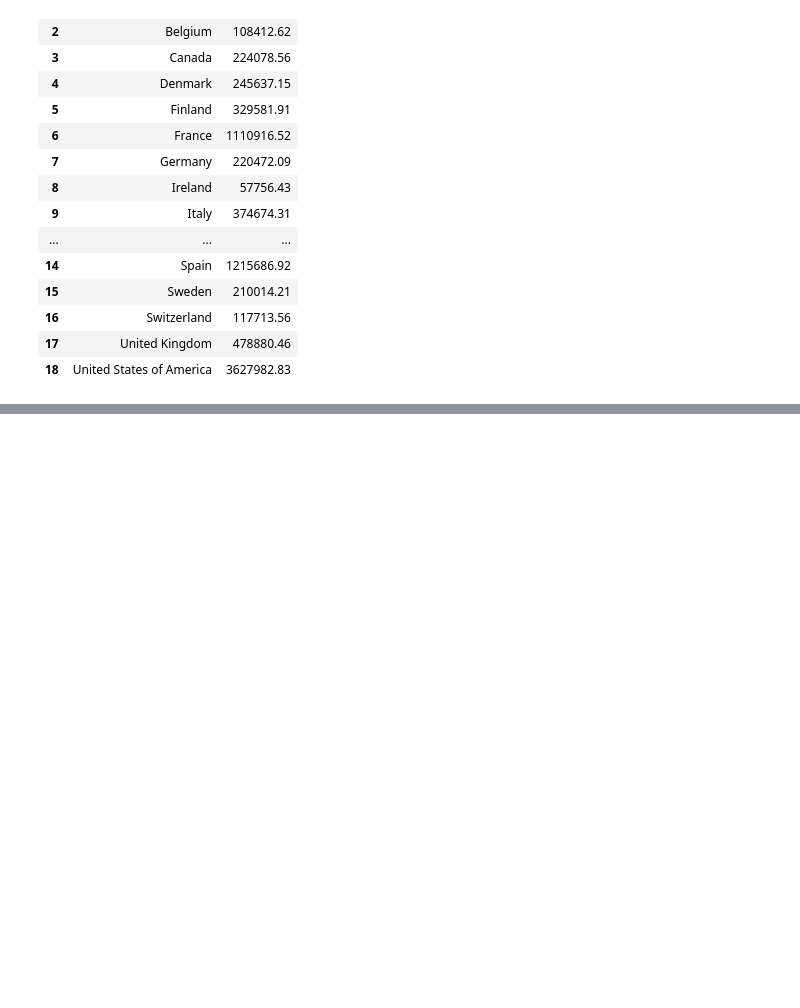
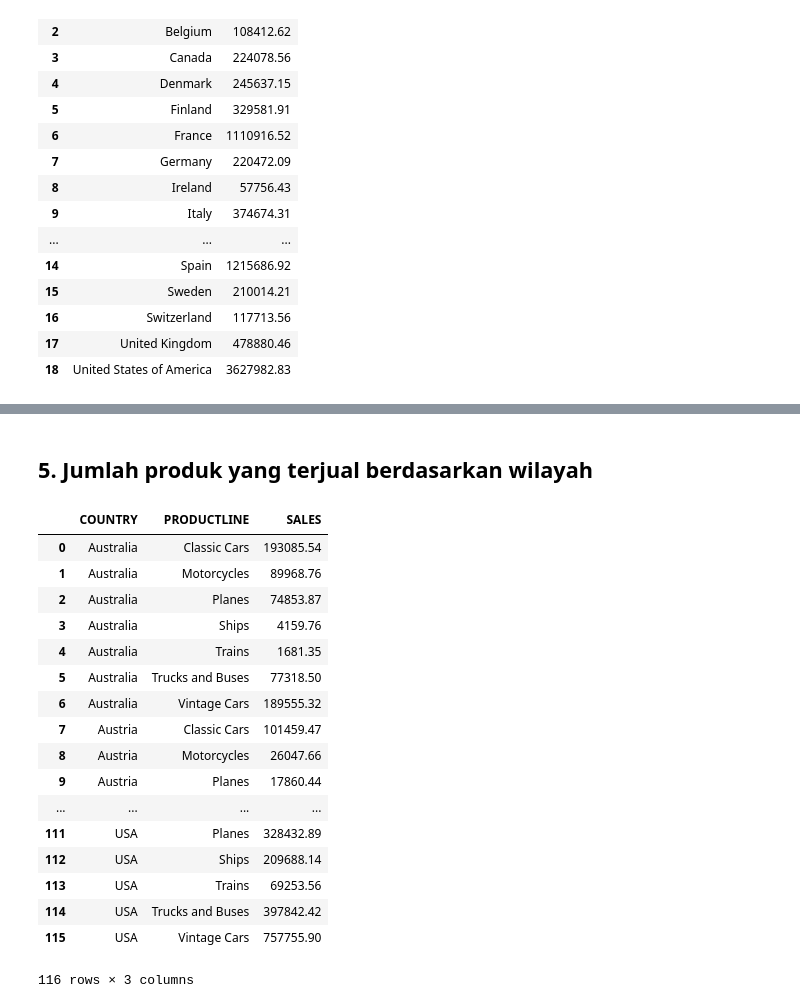
Before and after one commit to refing/FPVI, a Jupyter notebook: FinalProjectVisualisasiInformasi.ipynb, the cells around one changed output, grey strips where cells are left out. Cells and saved outputs as stored; diff of their text form; code cells hidden in the pictures; blank space fills up the shorter version.

```diff
--- a/FinalProjectVisualisasiInformasi.ipynb
+++ b/FinalProjectVisualisasiInformasi.ipynb
@@ -384,3 +228,29 @@ map.choropleth(geo_data=country_geo, data=dfnew,
 map
 # %% [output]
 [interactive output not drawn]
+# %% [markdown]
+## 5.	Jumlah produk yang terjual berdasarkan wilayah
+# %%
+ctry=df.groupby(['COUNTRY','PRODUCTLINE']).agg({'SALES': lambda x: x.sum() })
+df5=pd.DataFrame(data = ctry)
+df5=df5.reset_index()
+df5
+# %% [output]
+|  | COUNTRY | PRODUCTLINE | SALES |
+| 0 | Australia | Classic Cars | 193085.54 |
+| 1 | Australia | Motorcycles | 89968.76 |
+| 2 | Australia | Planes | 74853.87 |
+| 3 | Australia | Ships | 4159.76 |
+| 4 | Australia | Trains | 1681.35 |
+| 5 | Australia | Trucks and Buses | 77318.50 |
+| 6 | Australia | Vintage Cars | 189555.32 |
+| 7 | Austria | Classic Cars | 101459.47 |
+| 8 | Austria | Motorcycles | 26047.66 |
+| 9 | Austria | Planes | 17860.44 |
+| ... | ... | ... | ... |
+| 111 | USA | Planes | 328432.89 |
+| 112 | USA | Ships | 209688.14 |
+| 113 | USA | Trains | 69253.56 |
+| 114 | USA | Trucks and Buses | 397842.42 |
+| 115 | USA | Vintage Cars | 757755.90 |
+116 rows × 3 columns
```
Also changed, not shown: parts of 35 cells of this notebook, 1 other file.
